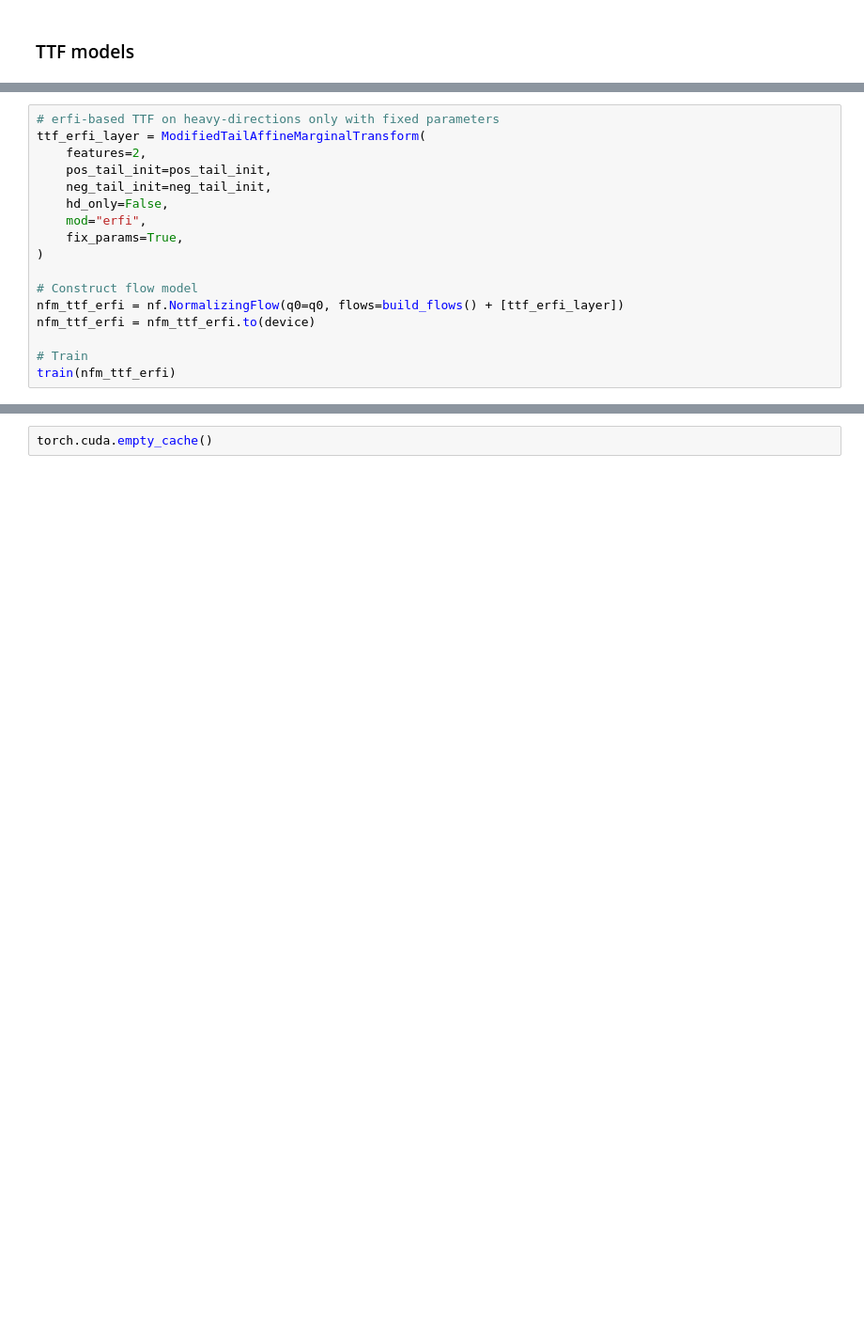
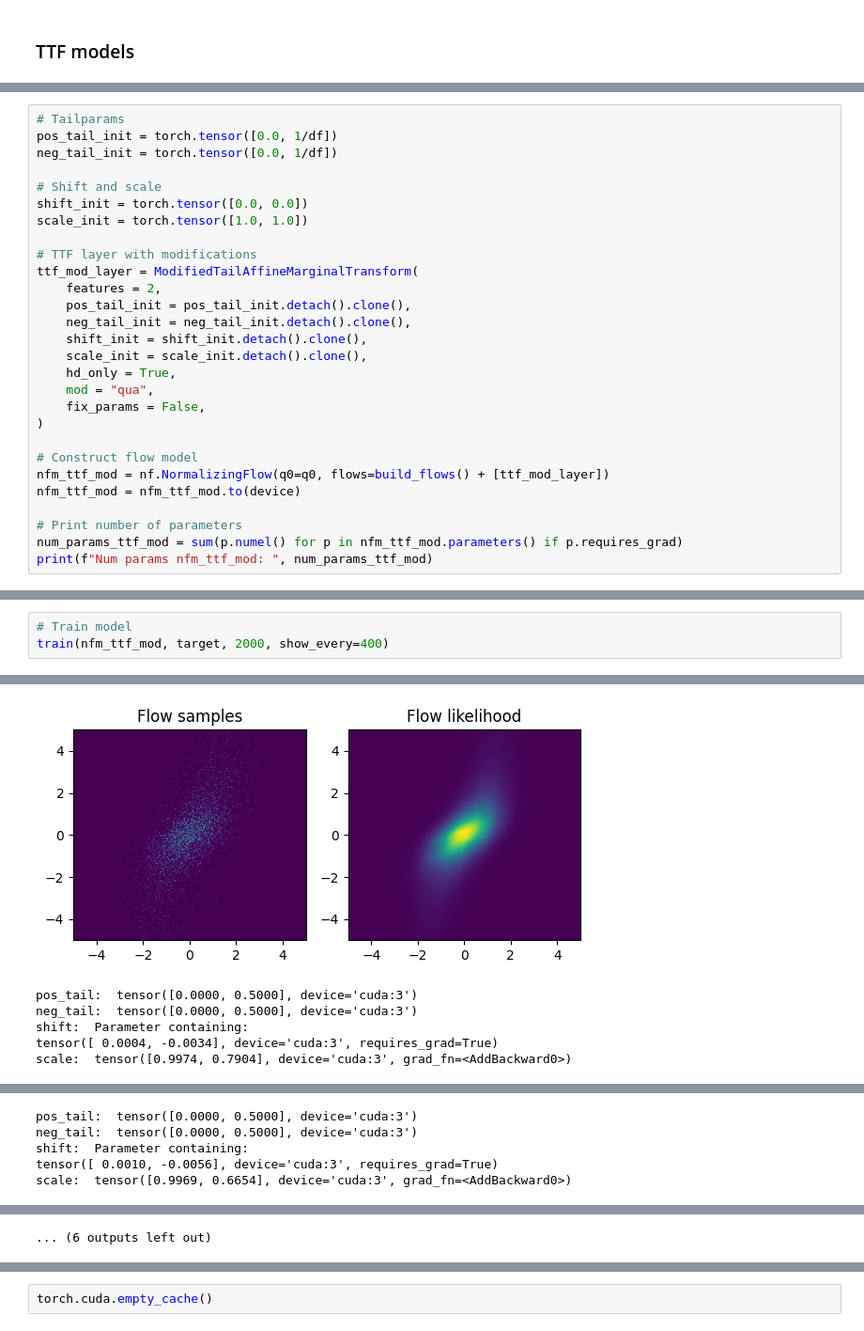
Before and after one commit to Lukas2412/tailnflows, a Jupyter notebook: experiments/density_estimation_synthetic/ttf_artifacts_and_modifications_exploration.ipynb, the cells around one changed output, grey strips where cells are left out. Shown at 94% size. Saved outputs shown, nothing was run; the diff lists cells and outputs as text; blank space fills up the shorter version.

```diff
--- a/experiments/density_estimation_synthetic/ttf_artifacts_and_modifications_exploration.ipynb
+++ b/experiments/density_estimation_synthetic/ttf_artifacts_and_modifications_exploration.ipynb
@@ -594,18 +414,29 @@ _unc_scale update a [-0.00100052  0.0009962 ] update b [-0.00095367  0.00063282]
 # %%
-# erfi-based TTF on heavy-directions only with fixed parameters
-ttf_erfi_layer = ModifiedTailAffineMarginalTransform(
-    features=2,
-    pos_tail_init=pos_tail_init,
-    neg_tail_init=neg_tail_init,
-    hd_only=False,
-    mod="erfi",
-    fix_params=True,
+# Tailparams
+pos_tail_init = torch.tensor([0.0, 1/df])
+neg_tail_init = torch.tensor([0.0, 1/df])
+
+# Shift and scale
+shift_init = torch.tensor([0.0, 0.0])
+scale_init = torch.tensor([1.0, 1.0])
+
+# TTF layer with modifications
+ttf_mod_layer = ModifiedTailAffineMarginalTransform(
+    features = 2,
+    pos_tail_init = pos_tail_init.detach().clone(),
+    neg_tail_init = neg_tail_init.detach().clone(),
+    shift_init = shift_init.detach().clone(),
+    scale_init = scale_init.detach().clone(),
+    hd_only = True,
+    mod = "qua",
+    fix_params = False,
 )
 
 # Construct flow model
-nfm_ttf_erfi = nf.NormalizingFlow(q0=q0, flows=build_flows() + [ttf_erfi_layer])
-nfm_ttf_erfi = nfm_ttf_erfi.to(device)
+nfm_ttf_mod = nf.NormalizingFlow(q0=q0, flows=build_flows() + [ttf_mod_layer])
+nfm_ttf_mod = nfm_ttf_mod.to(device)
 
-# Train
-train(nfm_ttf_erfi)
+# Print number of parameters
+num_params_ttf_mod = sum(p.numel() for p in nfm_ttf_mod.parameters() if p.requires_grad)
+print(f"Num params nfm_ttf_mod: ", num_params_ttf_mod)
 # %% [output]
@@ -627,0 +452,4 @@ Current training loss: 2.969
+# %%
+# Train model
+train(nfm_ttf_mod, target, 2000, show_every=400)
+# %% [output]
@@ -627,0 +457,6 @@ Current training loss: 2.969
+[figure, added]
+pos_tail:  tensor([0.0000, 0.5000], device='cuda:3')
+neg_tail:  tensor([0.0000, 0.5000], device='cuda:3')
+shift:  Parameter containing:
+tensor([ 0.0004, -0.0034], device='cuda:3', requires_grad=True)
+scale:  tensor([0.9974, 0.7904], device='cuda:3', grad_fn=<AddBackward0>)
@@ -627,0 +465,5 @@ Current training loss: 2.969
+pos_tail:  tensor([0.0000, 0.5000], device='cuda:3')
+neg_tail:  tensor([0.0000, 0.5000], device='cuda:3')
+shift:  Parameter containing:
+tensor([ 0.0010, -0.0056], device='cuda:3', requires_grad=True)
+scale:  tensor([0.9969, 0.6654], device='cuda:3', grad_fn=<AddBackward0>)
@@ -628,2 +484,3 @@ Current training loss: 2.969
+... (6 outputs left out)
 # %%
 # Compute average NLL per sample and dim
```
Also changed, not shown: parts of 48 cells of this notebook, 2 other files.
